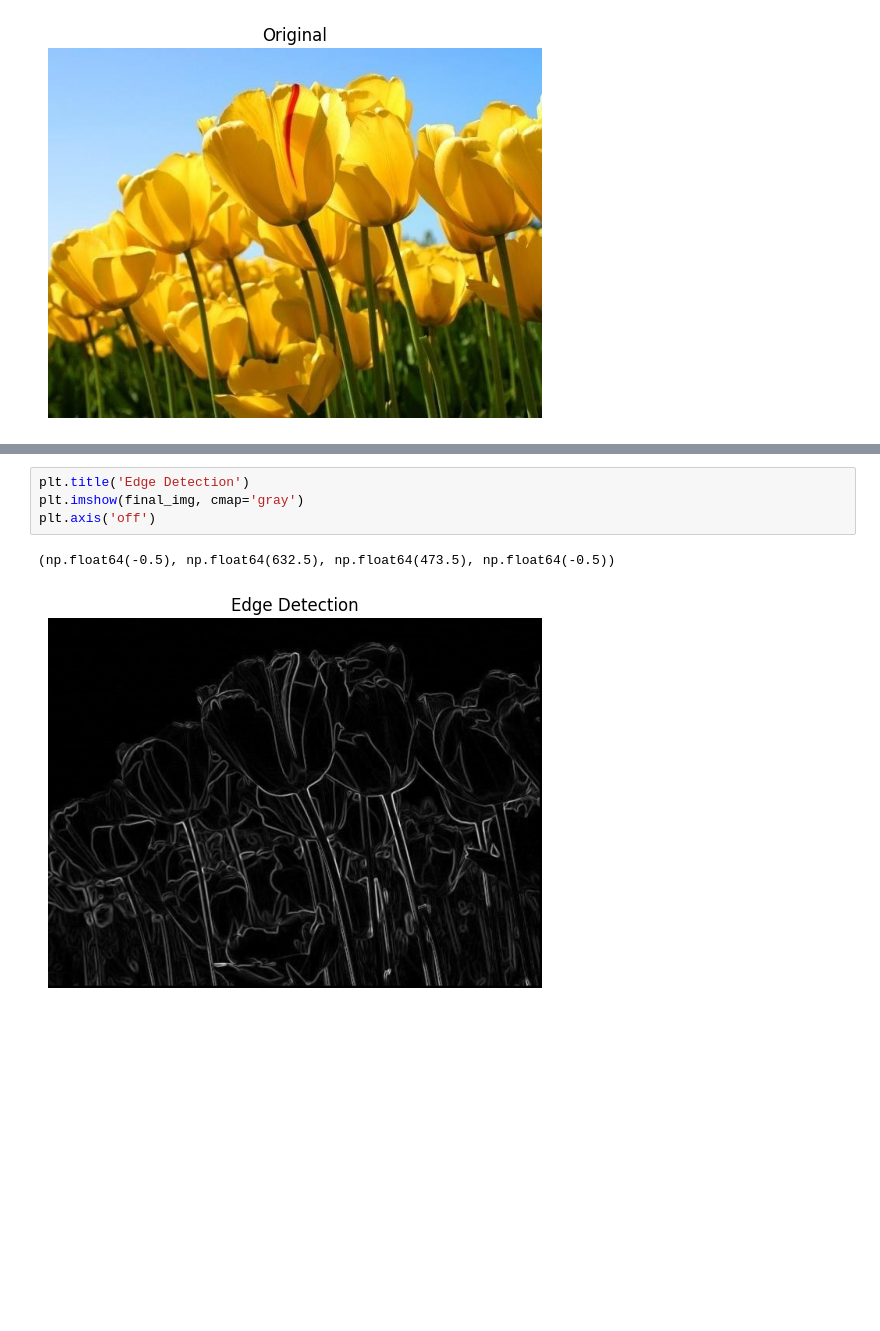
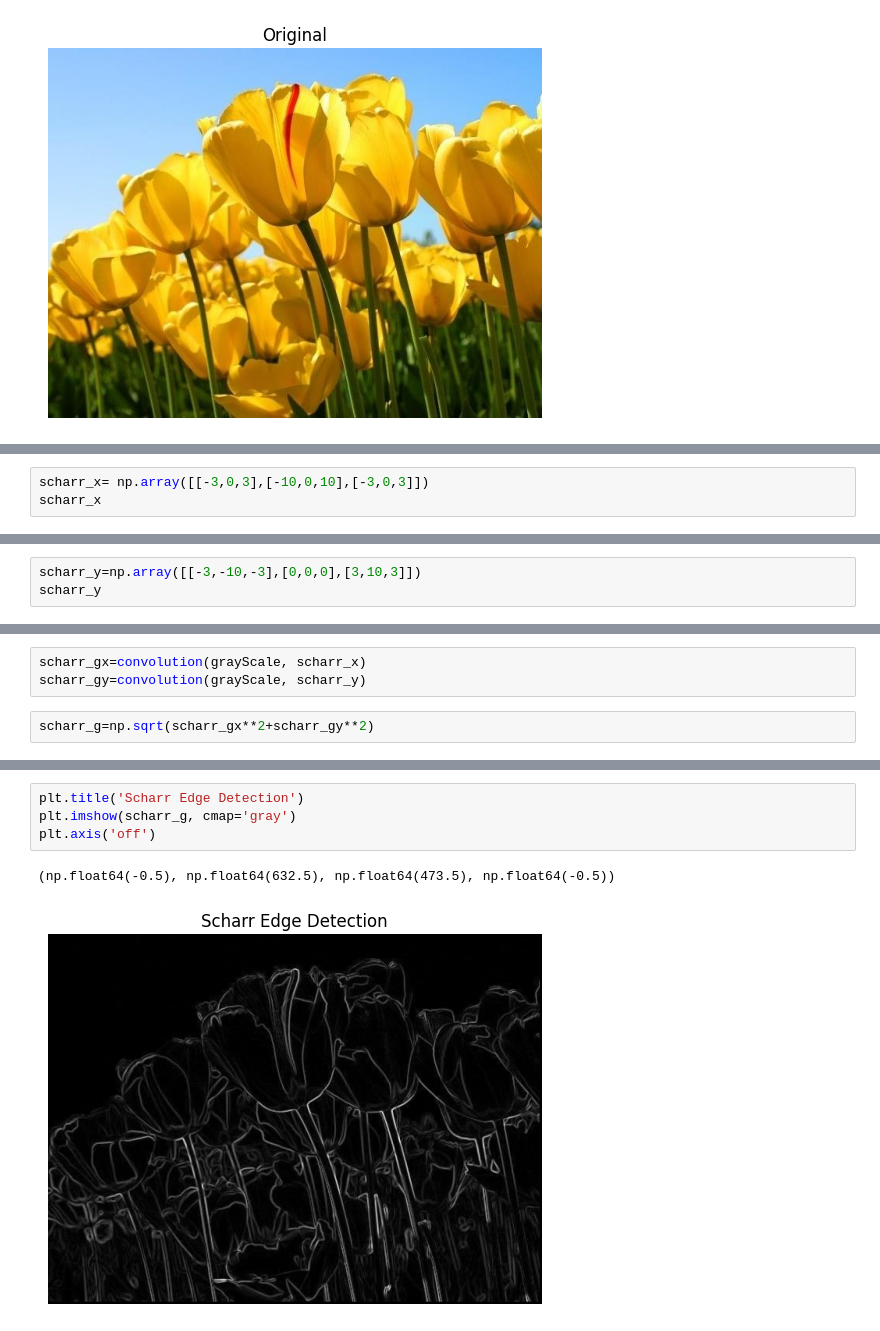
Before and after one commit to Harsheeee/brain-spy, a Jupyter notebook: week1/task1.ipynb, the cells around one changed output, grey strips where cells are left out. Cells and saved outputs as stored; diff of their text form; blank space fills up the shorter version.

```diff
--- a/week1/task1.ipynb
+++ b/week1/task1.ipynb
@@ -82,0 +90,3 @@ plt.axis('off')
+# %%
+scharr_x= np.array([[-3,0,3],[-10,0,10],[-3,0,3]])
+scharr_x
@@ -82,0 +97,3 @@ plt.axis('off')
+# %%
+scharr_y=np.array([[-3,-10,-3],[0,0,0],[3,10,3]])
+scharr_y
@@ -82,0 +104,5 @@ plt.axis('off')
+# %%
+scharr_gx=convolution(grayScale, scharr_x)
+scharr_gy=convolution(grayScale, scharr_y)
+# %%
+scharr_g=np.sqrt(scharr_gx**2+scharr_gy**2)
@@ -83,7 +116,7 @@ plt.axis('off')
 # %%
-plt.title('Edge Detection')
-plt.imshow(final_img, cmap='gray')
+plt.title('Scharr Edge Detection')
+plt.imshow(scharr_g, cmap='gray')
 plt.axis('off')
 # %% [output]
 (np.float64(-0.5), np.float64(632.5), np.float64(473.5), np.float64(-0.5))
-[figure, old version]
+[figure, new version]
```
Also changed, not shown: parts of 23 cells of this notebook.
